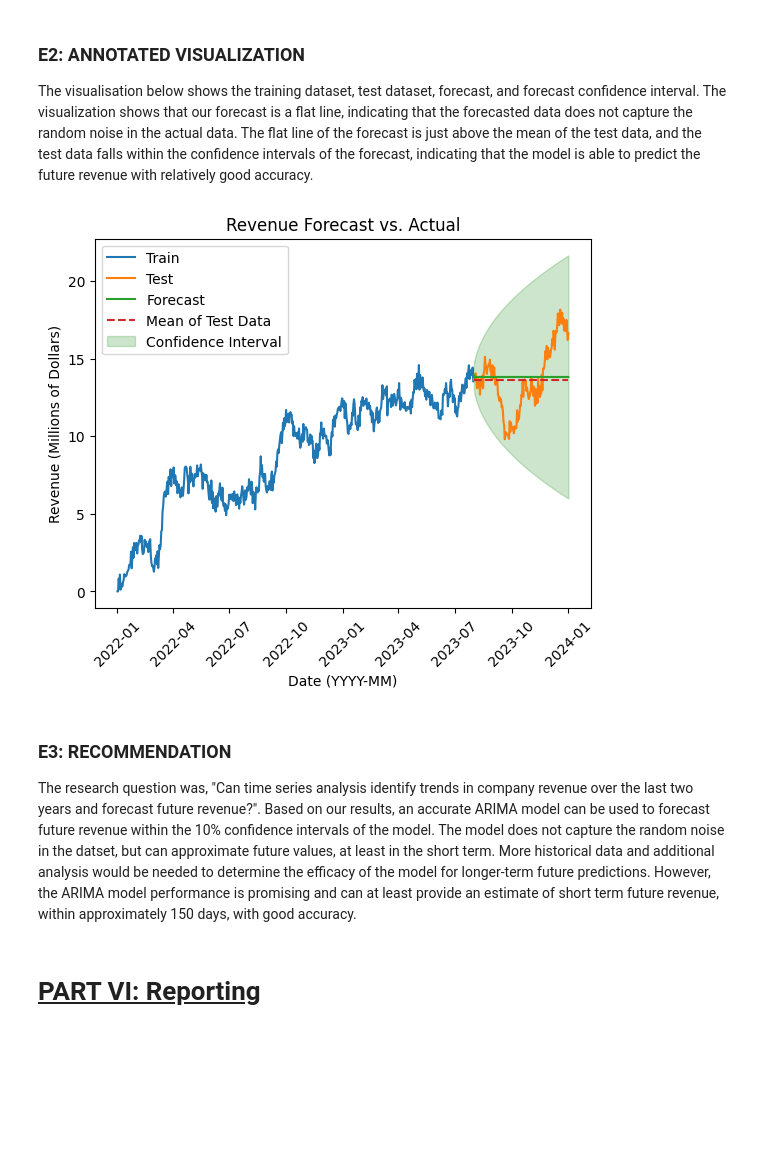
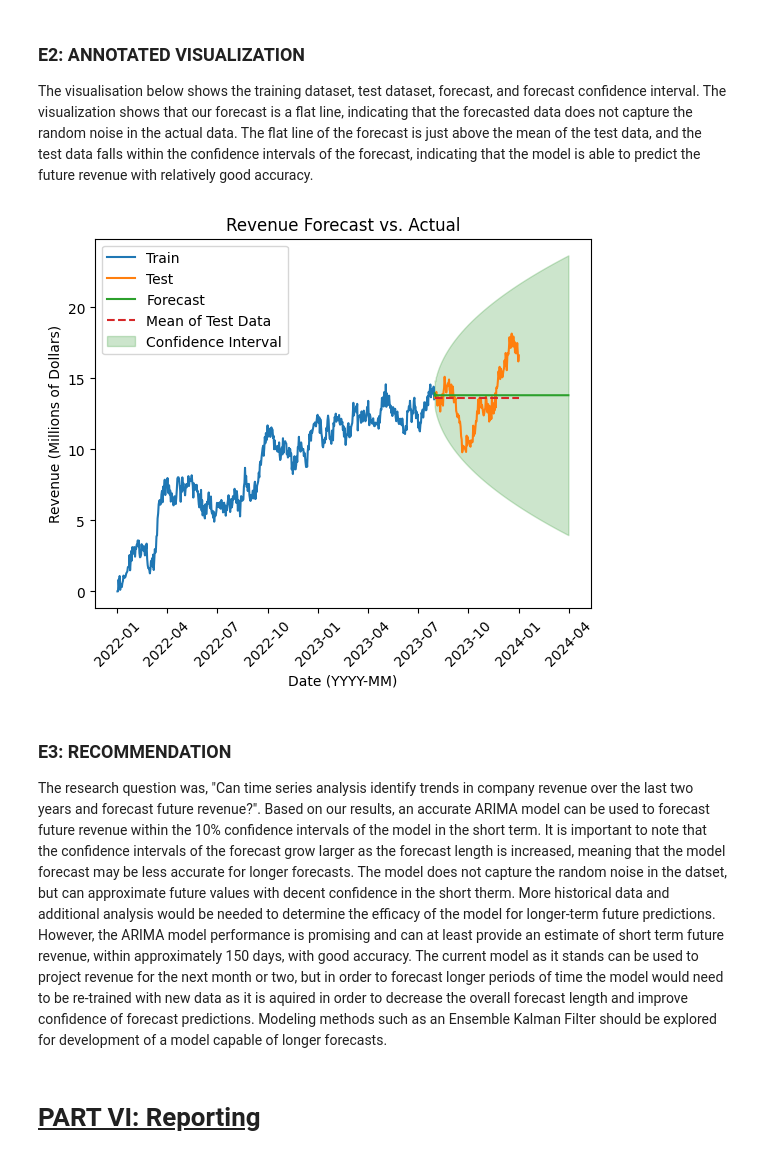
Before and after one commit to kelseyannwright/MS_DataAnalytics, a Jupyter notebook: D213/D213_T1.ipynb, the cells around one changed output. Drawn from its saved outputs; the diff is of its cells as text; code cells hidden in the pictures; blank space fills up the shorter version.

Commit message:
D23 Second attempt after revisions

```diff
--- a/D213/D213_T1.ipynb
+++ b/D213/D213_T1.ipynb
@@ -360,7 +360,7 @@ warnings.filterwarnings("ignore")
 #create model using training data
 model = ARIMA(x_train['Revenue'], order = (1,1,0))
 mod_fit = model.fit()
-forecast = mod_fit.get_forecast(len(x_test))
+forecast = mod_fit.get_forecast(len(x_test)+90) #forecat 90 days after test data ends
 ypred = forecast.predicted_mean
 
 print('Summary of Forecasted Revenue:')
@@ -368,6 +368,22 @@ print()
 print('Start Date:', ypred.index[0])
 print('End Date:', ypred.index[-1])
 ypred.describe()
+
+#forecast for length of test data
+ypred_ci_lower = forecast.conf_int(alpha=0.05)['lower Revenue']
+ypred_ci_upper= forecast.conf_int(alpha=0.05)['upper Revenue']
+
+#create plot
+plt.plot(x_train['Revenue'], label='Train')
+plt.plot(x_test['Revenue'], label ='Test')
+plt.plot(ypred, label='Forecast')
+plt.fill_between(ypred.index, ypred_ci_lower, ypred_ci_upper, color='g', alpha=0.2, label="Confidence Interval")
+plt.title('Revenue Forecast')
+plt.xticks(rotation=45)
+plt.xlabel('Date (YYYY-MM)')
+plt.ylabel('Revenue (Millions of Dollars)')
+plt.legend(loc='upper left', fontsize=10)
+plt.show()
 # %% [output]
 Summary of Forecasted Revenue:
 
@@ -436,29 +446,29 @@ The visualisation below shows the training dataset, test dataset, forecast, and
 # %%
 
 #forecast for length of test data
 ypred_ci_lower = forecast.conf_int(alpha=0.05)['lower Revenue']
 ypred_ci_upper= forecast.conf_int(alpha=0.05)['upper Revenue']
 
 means = [x_test['Revenue'].mean()] * len(x_test)
 mean_xtest = pd.DataFrame(means, index = x_test.index, columns = ['Revenue'])
 
 #create plot
 plt.plot(x_train['Revenue'], label='Train')
 plt.plot(x_test['Revenue'], label ='Test')
 plt.plot(ypred, label='Forecast')
 plt.plot(mean_xtest['Revenue'], label='Mean of Test Data', linestyle='dashed')
-plt.fill_between(x_test.index, ypred_ci_lower, ypred_ci_upper, color='g', alpha=0.2, label="Confidence Interval")
+plt.fill_between(ypred.index, ypred_ci_lower, ypred_ci_upper, color='g', alpha=0.2, label="Confidence Interval")
 plt.title('Revenue Forecast vs. Actual')
 plt.xticks(rotation=45)
 plt.xlabel('Date (YYYY-MM)')
 plt.ylabel('Revenue (Millions of Dollars)')
 plt.legend(loc='upper left', fontsize=10)
 plt.show()
 # %% [output]
-[figure, old version]
+[figure, new version]
 # %% [markdown]
 ### E3: RECOMMENDATION
-The research question was, "Can time series analysis identify trends in company revenue over the last two years and forecast future revenue?". Based on our results, an accurate ARIMA model can be used to forecast future revenue within the 10% confidence intervals of the model. The model does not capture the random noise in the datset, but can approximate future values, at least in the short term. More historical data and additional analysis would be needed to determine the efficacy of the model for longer-term future predictions. However, the ARIMA model performance is promising and can at least provide an estimate of short term future revenue, within approximately 150 days, with good accuracy.
+The research question was, "Can time series analysis identify trends in company revenue over the last two years and forecast future revenue?". Based on our results, an accurate ARIMA model can be used to forecast future revenue within the 10% confidence intervals of the model in the short term. It is important to note that the confidence intervals of the forecast grow larger as the forecast length is increased, meaning that the model forecast may be less accurate for longer forecasts. The model does not capture the random noise in the datset, but can approximate future values with decent confidence in the short therm. More historical data and additional analysis would be needed to determine the efficacy of the model for longer-term future predictions. However, the ARIMA model performance is promising and can at least provide an estimate of short term future revenue, within approximately 150 days, with good accuracy. The current model as it stands can be used to project revenue for the next month or two, but in order to forecast longer periods of time the model would need to be re-trained with new data as it is aquired in order to decrease the overall forecast length and improve confidence of forecast predictions. Modeling methods such as an Ensemble Kalman Filter should be explored for development of a model capable of longer forecasts.
 # %% [markdown]
 # <u>PART VI: Reporting</u>
 # %% [markdown]
```
Also changed, not shown: parts of 4 cells of this notebook, 2 other files.
